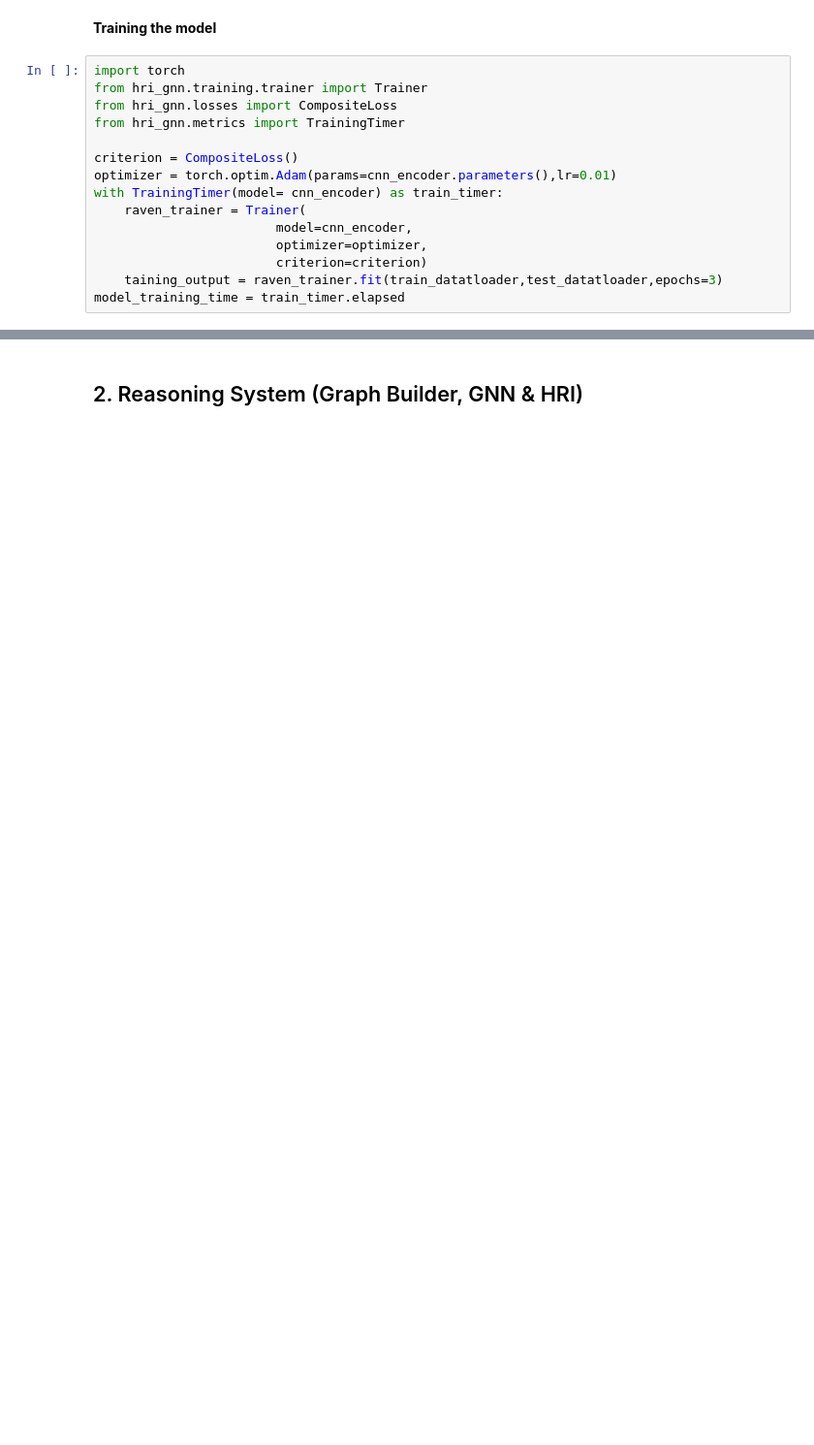
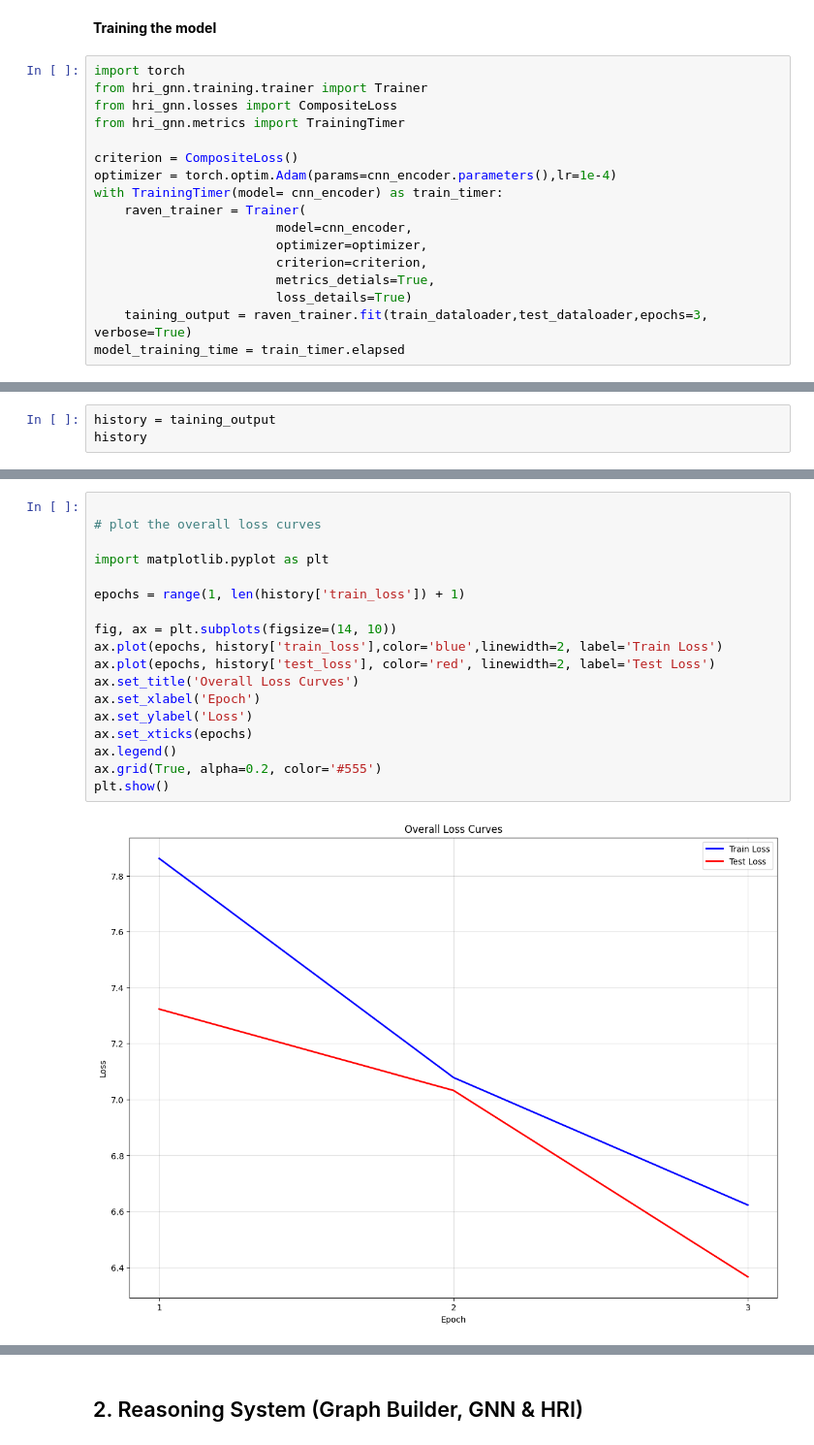
Before and after one commit to DhiaEddineSaidi/HRI-GNN, a Jupyter notebook: notebooks/modeling_and_training.ipynb, the cells around one changed output, grey strips where cells are left out. Shown at 97% size. Cells and saved outputs as stored; diff of their text form; blank space fills up the shorter version.

Commit message:
Update: enhance the trainer

```diff
--- a/notebooks/modeling_and_training.ipynb
+++ b/notebooks/modeling_and_training.ipynb
@@ -99,12 +103,14 @@ from hri_gnn.losses import CompositeLoss
 from hri_gnn.metrics import TrainingTimer
 
 criterion = CompositeLoss()
-optimizer = torch.optim.Adam(params=cnn_encoder.parameters(),lr=0.01)
+optimizer = torch.optim.Adam(params=cnn_encoder.parameters(),lr=1e-4)
 with TrainingTimer(model= cnn_encoder) as train_timer:
     raven_trainer = Trainer(
                         model=cnn_encoder,
                         optimizer=optimizer,
-                        criterion=criterion)
-    taining_output = raven_trainer.fit(train_datatloader,test_datatloader,epochs=3)
+                        criterion=criterion,
+                        metrics_detials=True,
+                        loss_details=True)
+    taining_output = raven_trainer.fit(train_dataloader,test_dataloader,epochs=3, verbose=True)
 model_training_time = train_timer.elapsed
 # %% [output]
@@ -113,0 +154,3 @@ No device was specified, CompositeMetric is setting device to: cuda
+# %%
+history = taining_output
+history
@@ -113,0 +175,20 @@ No device was specified, CompositeMetric is setting device to: cuda
+# %%
+
+# plot the overall loss curves
+
+import matplotlib.pyplot as plt
+
+epochs = range(1, len(history['train_loss']) + 1)
+
+fig, ax = plt.subplots(figsize=(14, 10))
+ax.plot(epochs, history['train_loss'],color='blue',linewidth=2, label='Train Loss')
+ax.plot(epochs, history['test_loss'], color='red', linewidth=2, label='Test Loss')
+ax.set_title('Overall Loss Curves')
+ax.set_xlabel('Epoch')
+ax.set_ylabel('Loss')
+ax.set_xticks(epochs)
+ax.legend()
+ax.grid(True, alpha=0.2, color='#555')
+plt.show()
+# %% [output]
+[figure, added]
```
Also changed, not shown: parts of 11 cells of this notebook, 4 other files.
